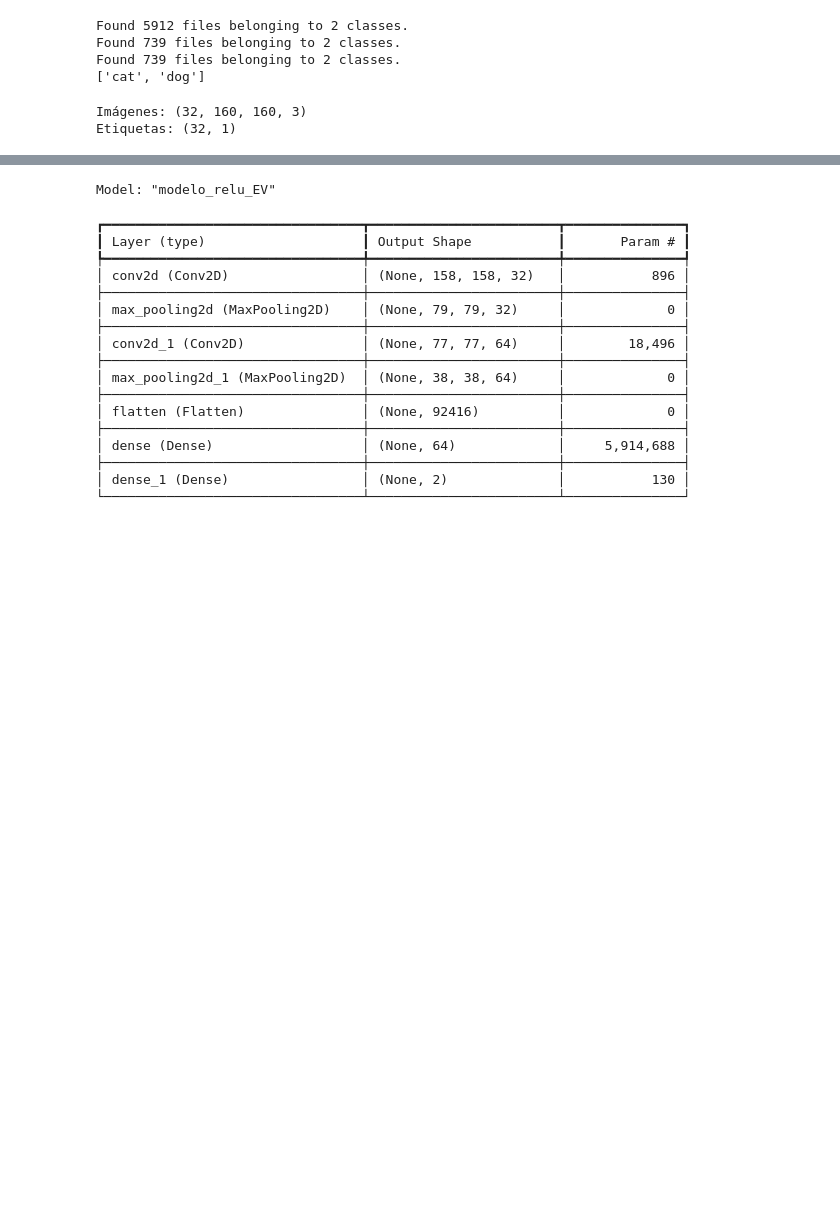
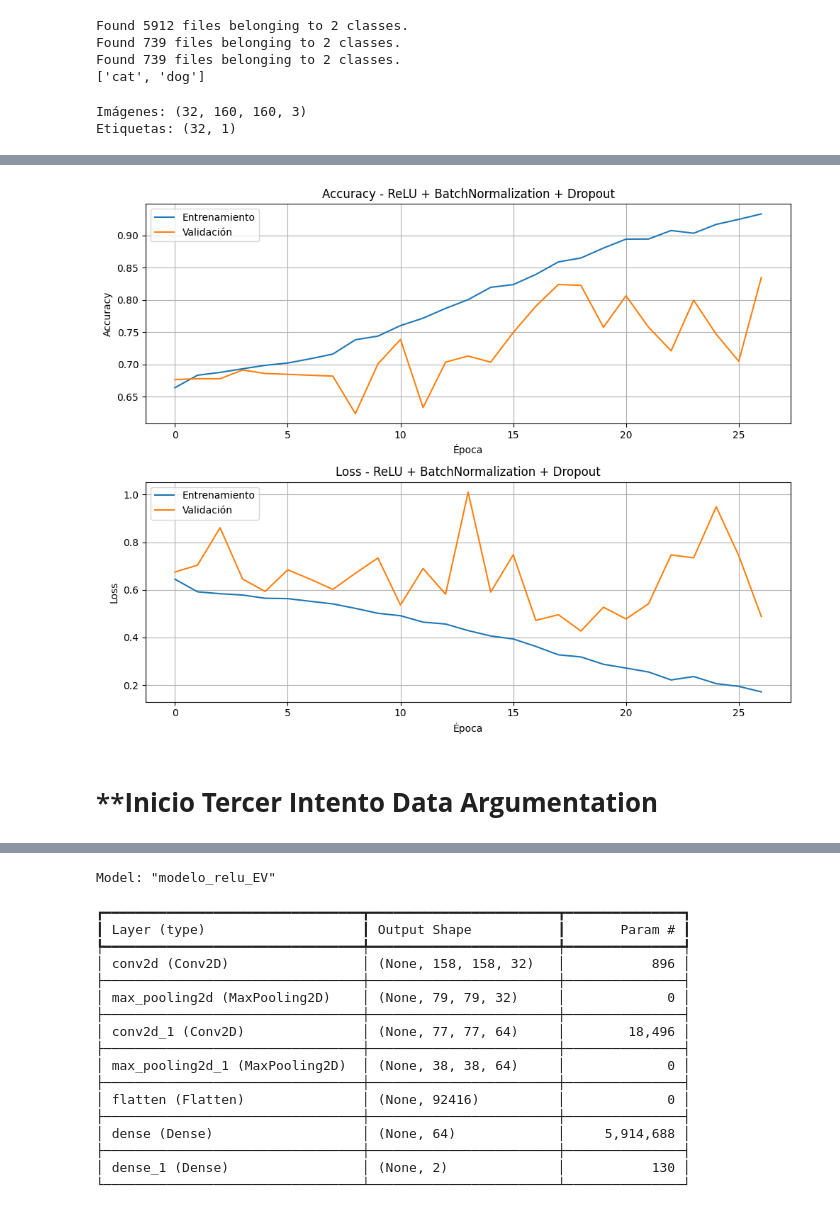
Before and after one commit to gerdoc-unir/M1-ACT-1, a Jupyter notebook: Actividad1_MODAM.ipynb, the cells around one changed output, grey strips where cells are left out. Cells and saved outputs as stored; diff of their text form; code cells hidden in the pictures; blank space fills up the shorter version.

Commit message:
Modelo ReLU con BatchNormalization y Dropout - 83.49% test

```diff
--- a/Actividad1_MODAM.ipynb
+++ b/Actividad1_MODAM.ipynb
@@ -168,0 +234,19 @@ Etiquetas: (32, 1)
+# %%
+modelo_relu_bn_dropout.compile(
+    optimizer="adam",
+    loss="sparse_categorical_crossentropy",
+    metrics=["accuracy"]
+)
+# %%
+early_stopping_bn = keras.callbacks.EarlyStopping(
+    monitor="val_loss",
+    patience=8,
+    restore_best_weights=True
+)
+# %%
+history_relu_bn_dropout = modelo_relu_bn_dropout.fit(
+    train_ds,
+    validation_data=validation_ds,
+    epochs=80,
+    callbacks=[early_stopping_bn]
+)
@@ -168,0 +275,31 @@ Etiquetas: (32, 1)
+# %%
+import matplotlib.pyplot as plt
+
+plt.figure(figsize=(10, 8))
+
+# Accuracy
+plt.subplot(2, 1, 1)
+plt.plot(history_relu_bn_dropout.history["accuracy"], label="Entrenamiento")
+plt.plot(history_relu_bn_dropout.history["val_accuracy"], label="Validación")
+plt.title("Accuracy - ReLU + BatchNormalization + Dropout")
+plt.xlabel("Época")
+plt.ylabel("Accuracy")
+plt.legend()
+plt.grid(True)
+
+# Loss
+plt.subplot(2, 1, 2)
+plt.plot(history_relu_bn_dropout.history["loss"], label="Entrenamiento")
+plt.plot(history_relu_bn_dropout.history["val_loss"], label="Validación")
+plt.title("Loss - ReLU + BatchNormalization + Dropout")
+plt.xlabel("Época")
+plt.ylabel("Loss")
+plt.legend()
+plt.grid(True)
+
+plt.tight_layout()
+plt.show()
+# %% [output]
+[figure, added]
+# %% [markdown]
+# ****Inicio Tercer Intento Data Argumentation**
```
Also changed, not shown: parts of 32 cells of this notebook.
